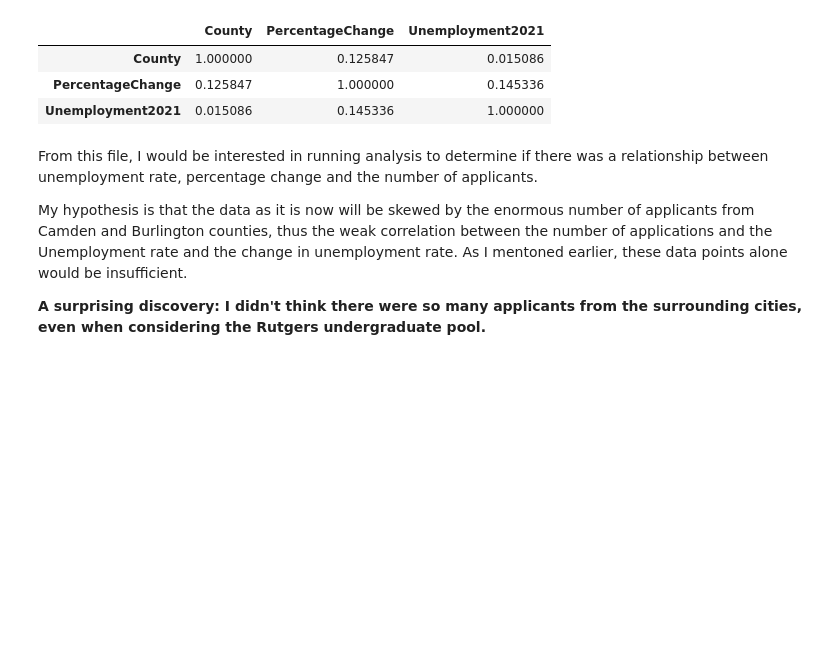
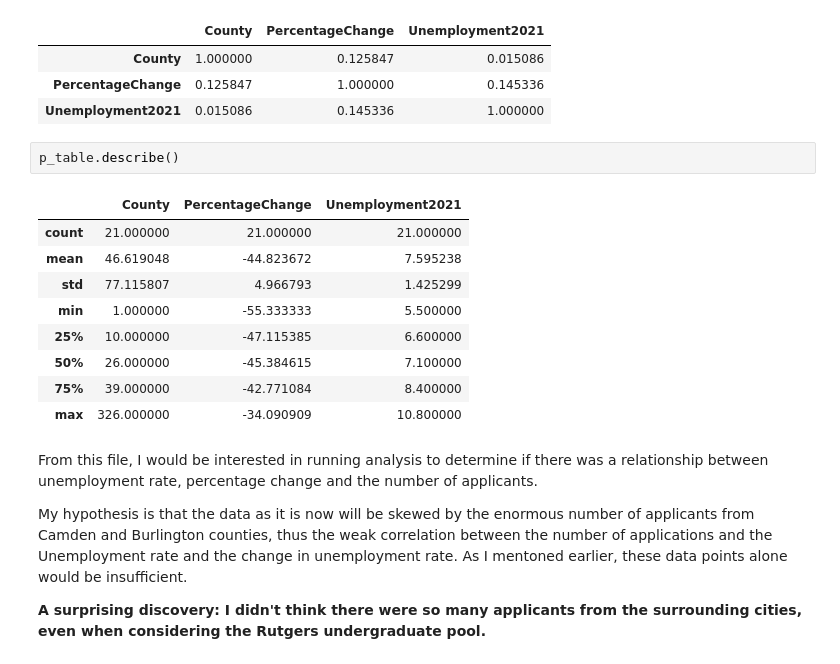
Before and after one commit to theaok/vis-sp23-ewattudo, a Jupyter notebook: ps2_pynb.ipynb, the cells around one changed output. Drawn from its saved outputs; the diff is of its cells as text; blank space fills up the shorter version.

```diff
--- a/ps2_pynb.ipynb
+++ b/ps2_pynb.ipynb
@@ -1016,6 +1016,18 @@ corrM
 | County | 1.000000 | 0.125847 | 0.015086 |
 | PercentageChange | 0.125847 | 1.000000 | 0.145336 |
 | Unemployment2021 | 0.015086 | 0.145336 | 1.000000 |
+# %%
+p_table.describe()
+# %% [output]
+|  | County | PercentageChange | Unemployment2021 |
+| count | 21.000000 | 21.000000 | 21.000000 |
+| mean | 46.619048 | -44.823672 | 7.595238 |
+| std | 77.115807 | 4.966793 | 1.425299 |
+| min | 1.000000 | -55.333333 | 5.500000 |
+| 25% | 10.000000 | -47.115385 | 6.600000 |
+| 50% | 26.000000 | -45.384615 | 7.100000 |
+| 75% | 39.000000 | -42.771084 | 8.400000 |
+| max | 326.000000 | -34.090909 | 10.800000 |
 # %% [markdown]
 From this file, I would be interested in running analysis to determine if there was a relationship between unemployment rate, percentage change and the number of applicants.
 
```
